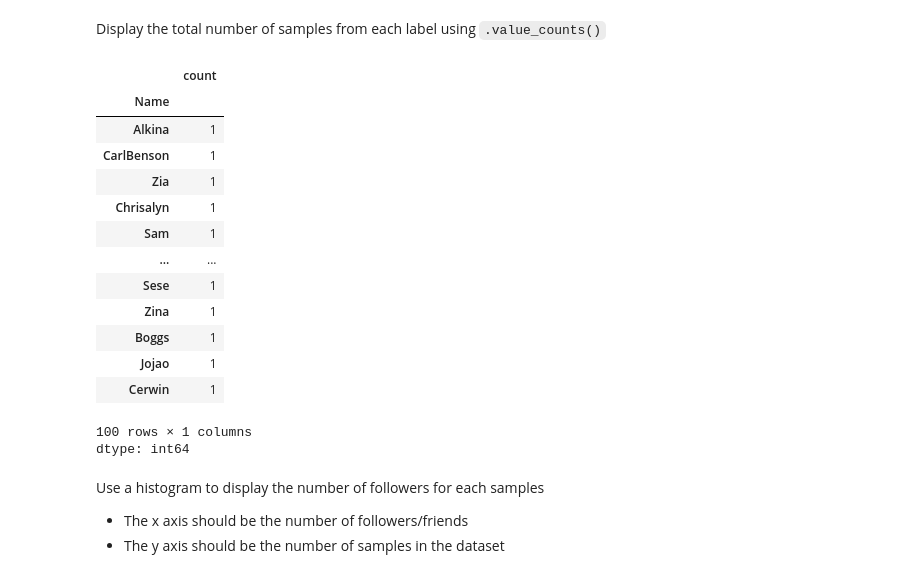
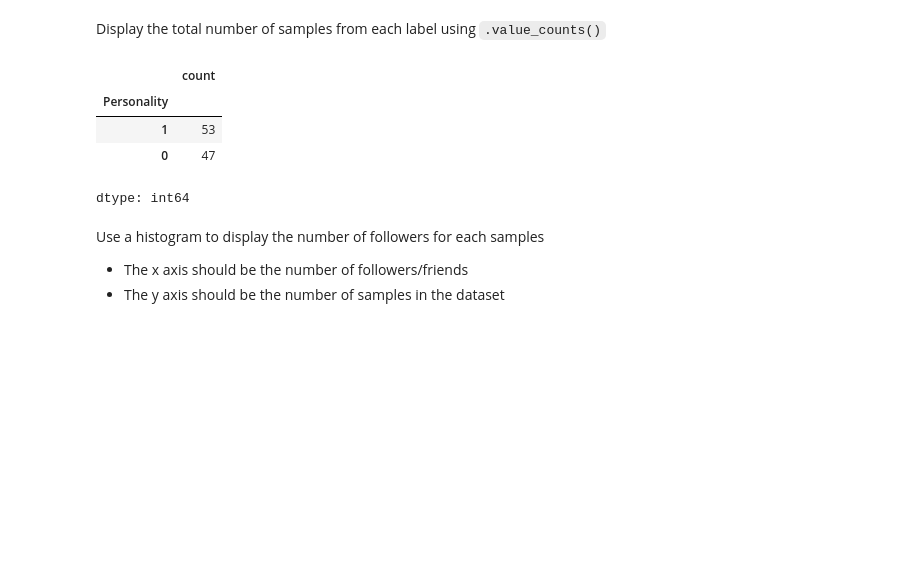
Before and after one commit to nicorunini/CCMACLRL_EXERCISES_COM232, a Jupyter notebook: Exercise1.ipynb, the cells around one changed output. Saved outputs shown, nothing was run; the diff lists cells and outputs as text; code cells hidden in the pictures; blank space fills up the shorter version.

```diff
--- a/Exercise1.ipynb
+++ b/Exercise1.ipynb
@@ -51,22 +51,12 @@ missing
 # %% [markdown]
 Display the total number of samples from each label using `.value_counts()`
 # %%
-df['Name'].value_counts()
+df['Personality'].value_counts()
 # %% [output]
 |  | count |
-| Name |  |
-| Alkina | 1 |
-| CarlBenson | 1 |
-| Zia | 1 |
-| Chrisalyn | 1 |
-| Sam | 1 |
-| ... | ... |
-| Sese | 1 |
-| Zina | 1 |
-| Boggs | 1 |
-| Jojao | 1 |
-| Cerwin | 1 |
+| Personality |  |
+| 1 | 53 |
+| 0 | 47 |
-100 rows × 1 columns
 dtype: int64
 # %% [markdown]
 Use a histogram to display the number of followers for each samples
```
Also changed, not shown: parts of 4 cells of this notebook.
